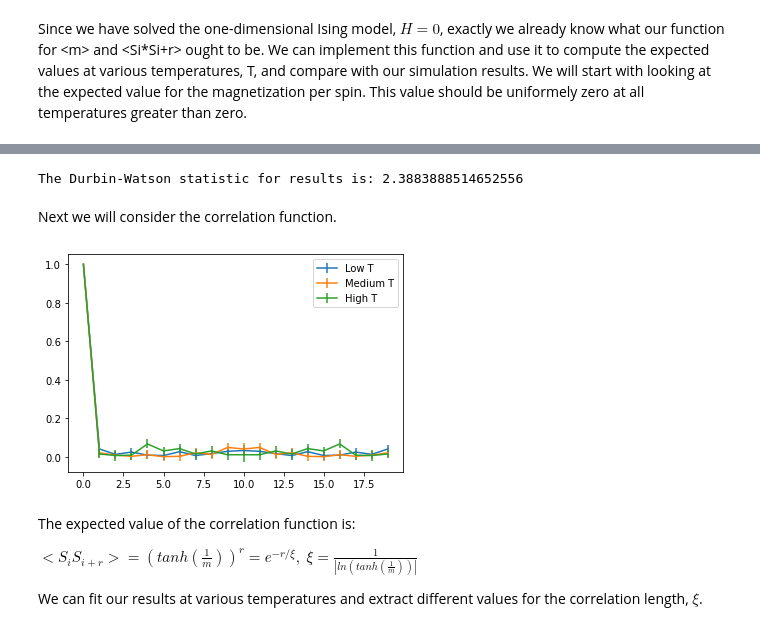
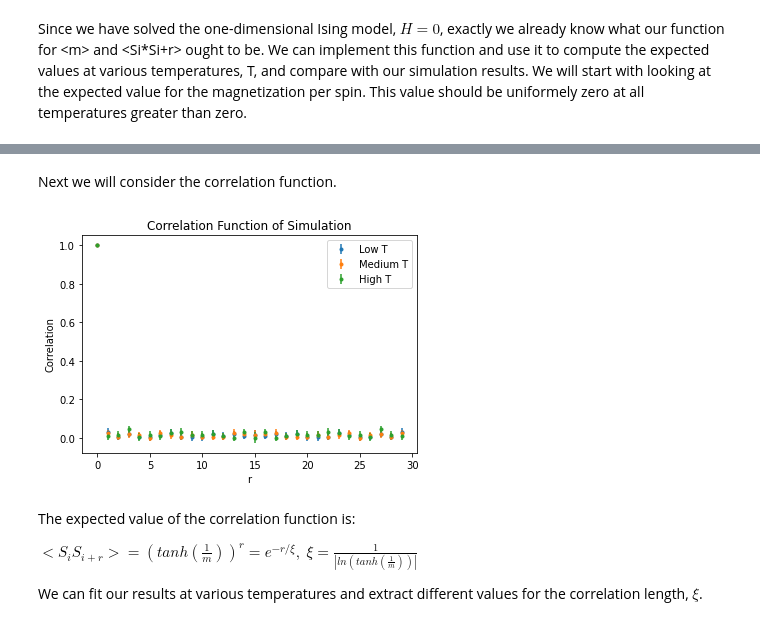
Before and after one commit to WillPugs/ising-model, a Jupyter notebook: ising_model_simulation.ipynb, the cells around one changed output, grey strips where cells are left out. Drawn from its saved outputs; the diff is of its cells as text; code cells hidden in the pictures.

Commit message:
Still working on correlations

```diff
--- a/ising_model_simulation.ipynb
+++ b/ising_model_simulation.ipynb
@@ -281,12 +293,7 @@ plt.show()
-# %%
-durb_1d = durbin_watson(residuals_1d)
-print("The Durbin-Watson statistic for our results is:", durb_1d)
-# %% [output]
-The Durbin-Watson statistic for results is: 2.3883888514652556
 # %% [markdown]
 Next we will consider the correlation function.
 # %%
-length = 20
+length = 30
 
 #correlation function at low, medium, and high temperatures
 corr_low_t, corr_low_t_unc = full_sim_1d(length, 100, 10, [0.1], output="corr")
@@ -295,16 +302,20 @@ corr_high_t, corr_high_t_unc = full_sim_1d(length, 100, 10, [10], output="corr")
 # %%
 r = range(length)
 
 plt.figure()
 
-plt.errorbar(x=r, y=corr_low_t, yerr=corr_low_t_unc, label="Low T")
-plt.errorbar(x=r, y=corr_med_t, yerr=corr_med_t_unc, label="Medium T")
-plt.errorbar(x=r, y=corr_high_t, yerr=corr_high_t_unc, label="High T")
+plt.errorbar(x=r, y=corr_low_t, yerr=corr_low_t_unc, marker='.', ls='None', label="Low T")
+plt.errorbar(x=r, y=corr_med_t, yerr=corr_med_t_unc, marker='.', ls='None', label="Medium T")
+plt.errorbar(x=r, y=corr_high_t, yerr=corr_high_t_unc, marker='.', ls='None', label="High T")
+
+plt.title("Correlation Function of Simulation")
+plt.xlabel("r")
+plt.ylabel("Correlation")
 
 plt.legend()
 plt.show()
 # %% [output]
-[figure, old version]
+[figure, new version]
 # %% [markdown]
 The expected value of the correlation function is:
 
```
Also changed, not shown: parts of 5 cells of this notebook.
